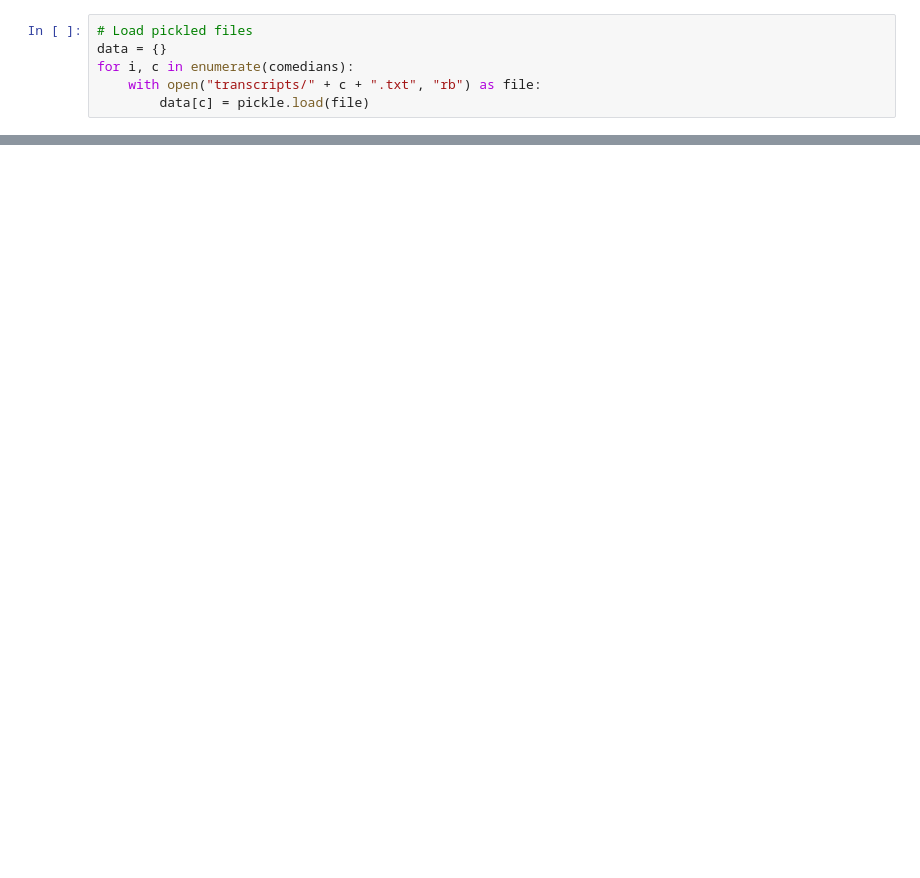
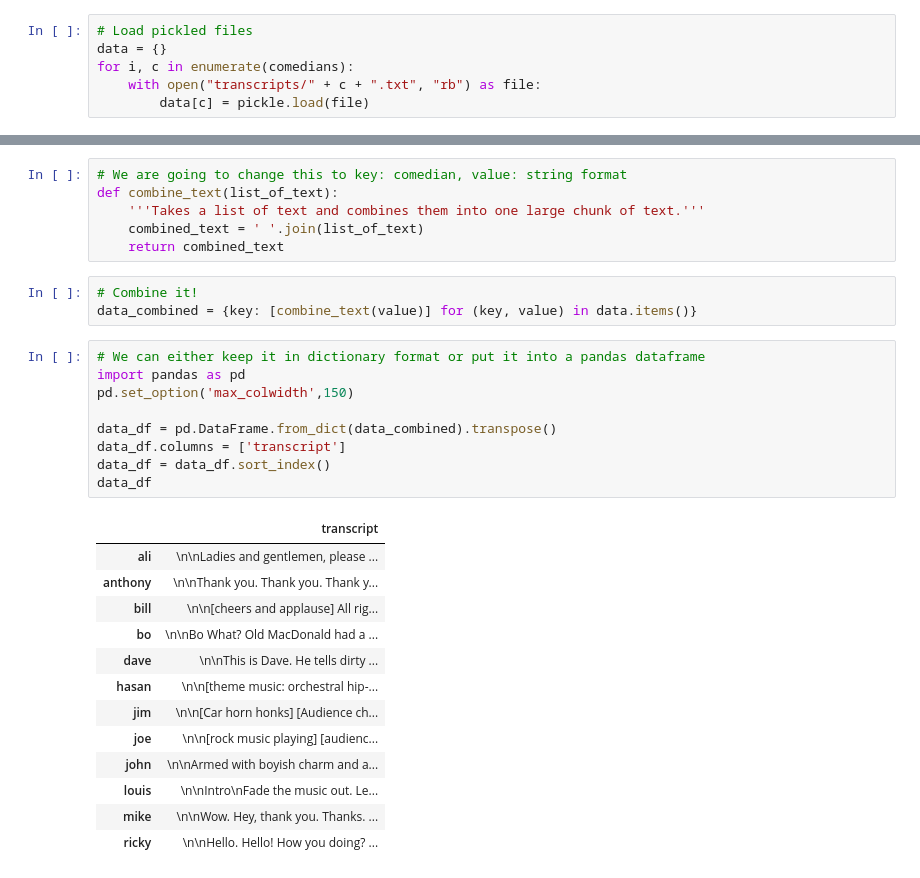
Before and after one commit to bsong75/brendensong.github.io, a Jupyter notebook: 4_a_NLP_Comedians.ipynb, the cells around one changed output, grey strips where cells are left out. Drawn from its saved outputs; the diff is of its cells as text; blank space fills up the shorter version.

```diff
--- a/4_a_NLP_Comedians.ipynb
+++ b/4_a_NLP_Comedians.ipynb
@@ -77,0 +108,32 @@ transcripts
+# %%
+# We are going to change this to key: comedian, value: string format
+def combine_text(list_of_text):
+    '''Takes a list of text and combines them into one large chunk of text.'''
+    combined_text = ' '.join(list_of_text)
+    return combined_text
+# %%
+# Combine it!
+data_combined = {key: [combine_text(value)] for (key, value) in data.items()}
+# %%
+# We can either keep it in dictionary format or put it into a pandas dataframe
+import pandas as pd
+pd.set_option('max_colwidth',150)
+
+data_df = pd.DataFrame.from_dict(data_combined).transpose()
+data_df.columns = ['transcript']
+data_df = data_df.sort_index()
+data_df
+# %% [output]
+|  | transcript |
+| ali | \n\nLadies and gentlemen, please ... |
+| anthony | \n\nThank you. Thank you. Thank y... |
+| bill | \n\n[cheers and applause] All rig... |
+| bo | \n\nBo What? Old MacDonald had a ... |
+| dave | \n\nThis is Dave. He tells dirty ... |
+| hasan | \n\n[theme music: orchestral hip-... |
+| jim | \n\n[Car horn honks] [Audience ch... |
+| joe | \n\n[rock music playing] [audienc... |
+| john | \n\nArmed with boyish charm and a... |
+| louis | \n\nIntro\nFade the music out. Le... |
+| mike | \n\nWow. Hey, thank you. Thanks. ... |
+| ricky | \n\nHello. Hello! How you doing? ... |
```
Also changed, not shown: parts of 29 cells of this notebook.
